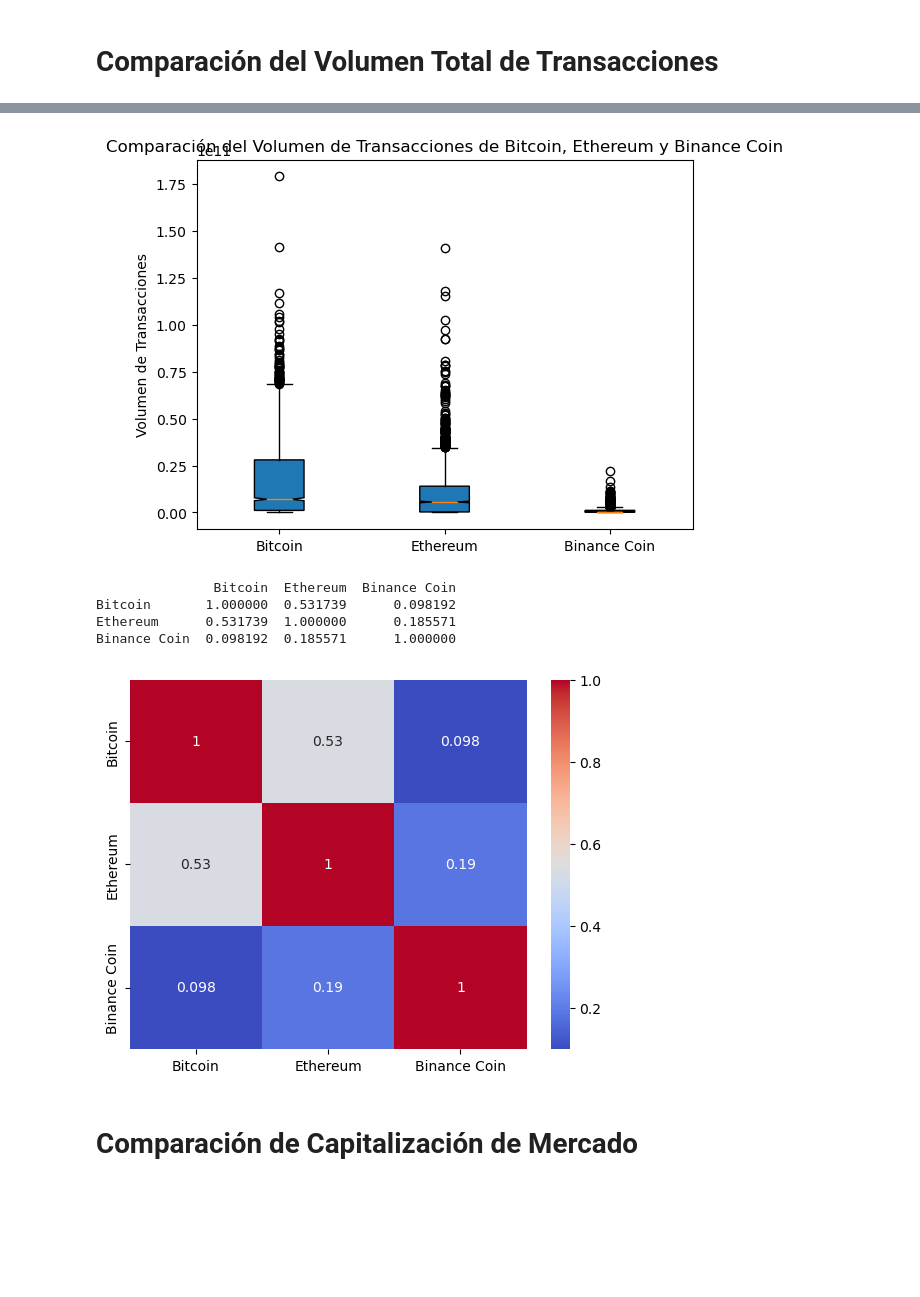
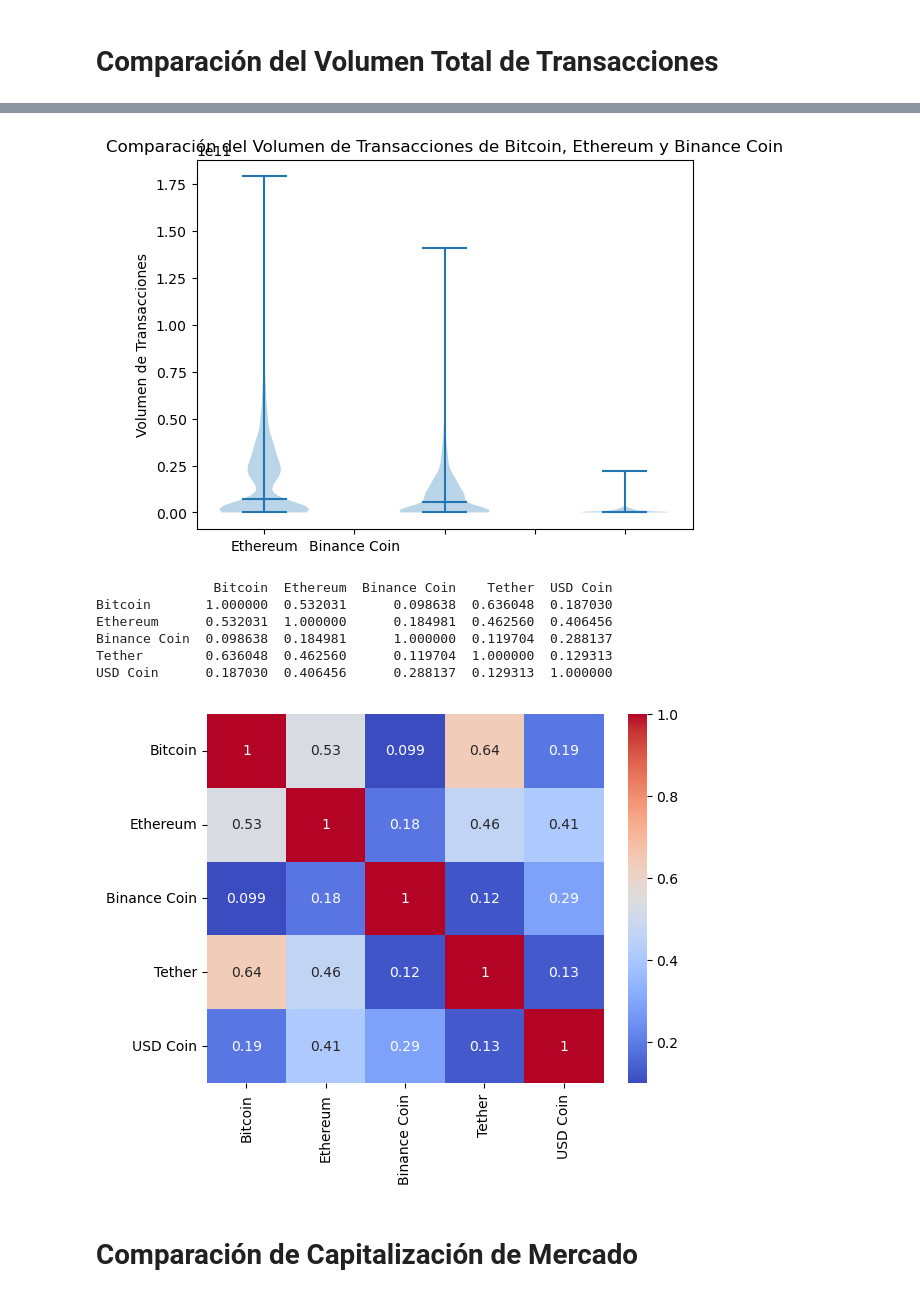
Before and after one commit to angelmpa/proyecto-portafolio, a Jupyter notebook: notebooks/eda_crypto.ipynb, the cells around one changed output, grey strips where cells are left out. Saved outputs shown, nothing was run; the diff lists cells and outputs as text; code cells hidden in the pictures; blank space fills up the shorter version.

```diff
--- a/notebooks/eda_crypto.ipynb
+++ b/notebooks/eda_crypto.ipynb
@@ -9,11 +9,15 @@ import calendar
 bitcoin = pd.read_csv('./../data/bitcoin.csv')
 ethereum = pd.read_csv('./../data/ethereum.csv')
 binance = pd.read_csv('./../data/binancecoin.csv')
+tether = pd.read_csv('./../data/tether.csv')
+usd = pd.read_csv('./../data/usd-coin.csv')
 # %%
 # Convertir las fechas a formato de fechas de Pandas
 bitcoin['date'] = pd.to_datetime(bitcoin['date'])
 ethereum['date'] = pd.to_datetime(ethereum['date'])
 binance['date'] = pd.to_datetime(binance['date'])
+tether['date'] = pd.to_datetime(tether['date'])
+usd['date'] = pd.to_datetime(usd['date'])
 # %%
 # Mostras las primeras filas de los dataframe
 print('************ Bitcoin *************')
@@ -1092,7 +1102,7 @@ data_volume = [bitcoin['total_volume'], ethereum['total_volume'], binance['total
 
 # Crea el boxplot con Matplotlib
 fig, ax = plt.subplots()
-ax.boxplot(data_volume, patch_artist= True, notch = True)
+ax.violinplot(data_volume, showmedians = True)  #patch_artist= True, notch = True
 
 # Añade etiquetas de eje y título
 ax.set_xticklabels(['Bitcoin', 'Ethereum', 'Binance Coin'])
@@ -1101,27 +1111,30 @@ ax.set_title('Comparación del Volumen de Transacciones de Bitcoin, Ethereum y B
 
 plt.show()
 # %% [output]
-[figure, old version]
+[figure, new version]
 # %%
 # Matriz de correlación del Volumen de Transacciones entre Bitcoin, Ethereum, Binance Coin
 
 # Combinar los datos en un único DataFrame
-crypto_vol = pd.concat ([bitcoin['total_volume'], ethereum['total_volume'], binance['total_volume']], axis = 1)
-crypto_vol.columns = ['Bitcoin', 'Ethereum', 'Binance Coin']
+crypto_vol = pd.concat ([bitcoin['total_volume'], ethereum['total_volume'], binance['total_volume'], tether['total_volume'],
+                        usd['total_volume']], axis = 1)
+crypto_vol.columns = ['Bitcoin', 'Ethereum', 'Binance Coin', 'Tether', 'USD Coin']
 
 # Calcular la matriz de correlación
 corr_matrix_vol = crypto_vol.corr()
 print(corr_matrix_vol)
 
 # Gráfica de correlación del Precio entre Bitcoin, Ethereum, Binance Coin
 sns.heatmap(corr_matrix_vol, annot = True, cmap = 'coolwarm')
 plt.show()
 # %% [output]
-               Bitcoin  Ethereum  Binance Coin
-Bitcoin       1.000000  0.531739      0.098192
-Ethereum      0.531739  1.000000      0.185571
-Binance Coin  0.098192  0.185571      1.000000
+               Bitcoin  Ethereum  Binance Coin    Tether  USD Coin
+Bitcoin       1.000000  0.532031      0.098638  0.636048  0.187030
+Ethereum      0.532031  1.000000      0.184981  0.462560  0.406456
+Binance Coin  0.098638  0.184981      1.000000  0.119704  0.288137
+Tether        0.636048  0.462560      0.119704  1.000000  0.129313
+USD Coin      0.187030  0.406456      0.288137  0.129313  1.000000
-[figure, old version]
+[figure, new version]
 # %% [markdown]
 # Comparación de Capitalización de Mercado
 # %%
```
Also changed, not shown: parts of 34 cells of this notebook, 5 other files.
